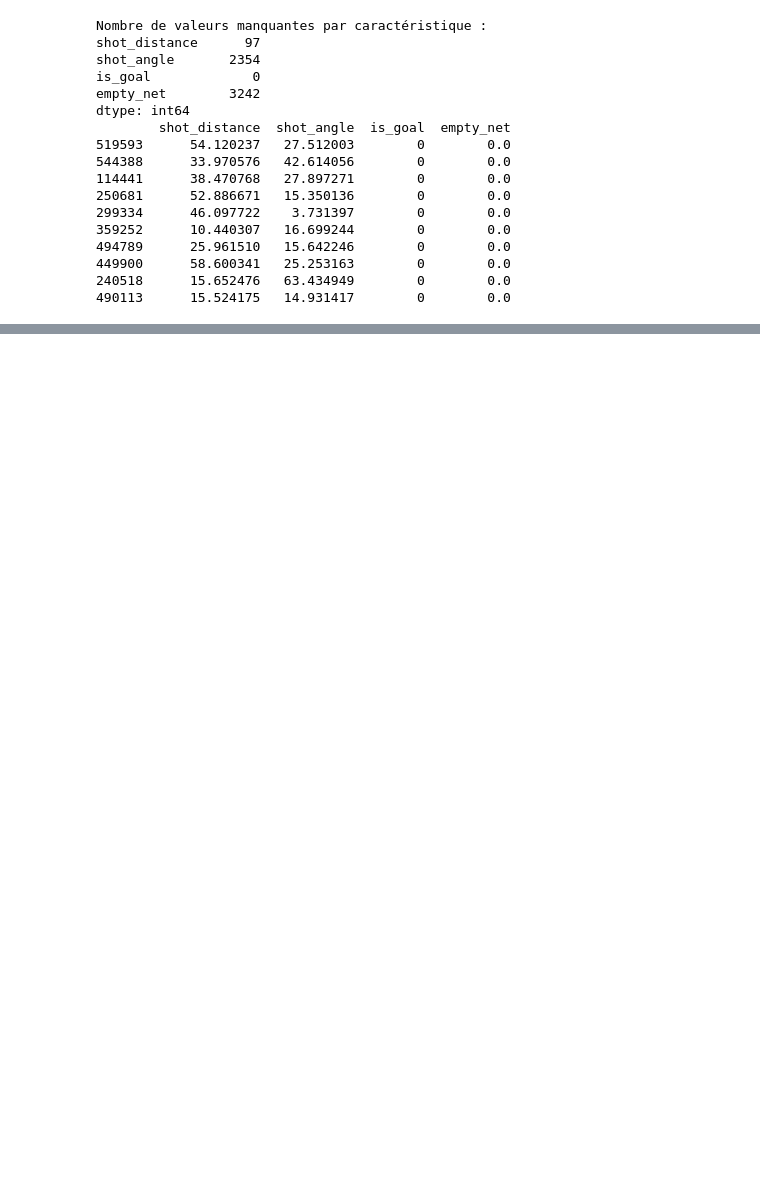
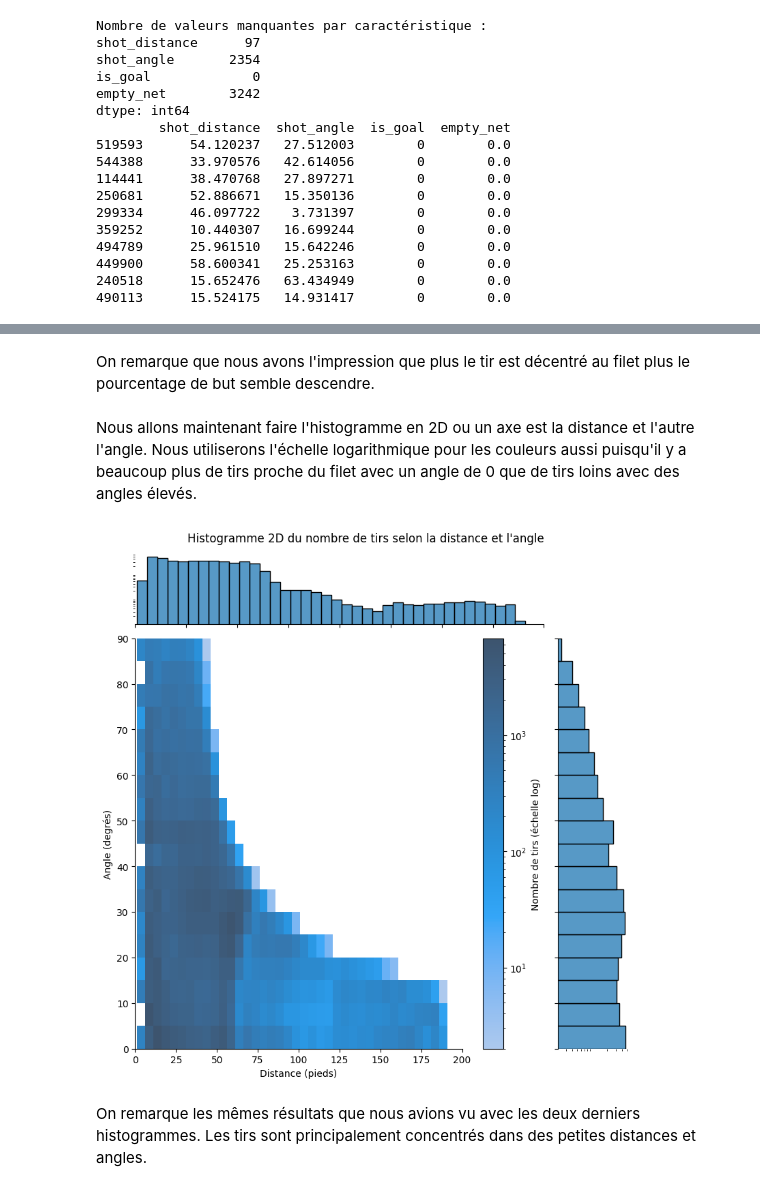
Before and after one commit to Tong3410976/IFT3700_Projet1, a Jupyter notebook: notebooks/06_feature_engineering_1.ipynb, the cells around one changed output, grey strips where cells are left out. Saved outputs shown, nothing was run; the diff lists cells and outputs as text; code cells hidden in the pictures; blank space fills up the shorter version.

```diff
--- a/notebooks/06_feature_engineering_1.ipynb
+++ b/notebooks/06_feature_engineering_1.ipynb
@@ -93,0 +149,30 @@ dtype: int64
+# %% [markdown]
+On remarque que nous avons l'impression que plus le tir est décentré au filet plus le pourcentage de but semble descendre.
+# %% [markdown]
+Nous allons maintenant faire l'histogramme en 2D ou un axe est la distance et l'autre l'angle. Nous utiliserons l'échelle logarithmique pour les couleurs aussi puisqu'il y a beaucoup plus de tirs proche du filet avec un angle de 0 que de tirs loins avec des angles élevés.
+# %%
+g = sns.jointplot(
+    data=df_cols_imp_train,
+    x="shot_distance",
+    y="shot_angle",
+    kind="hist",
+    xlim=(0, 200),
+    ylim=(0,90),
+    height=8,
+    # Fait des bins 5pieds*5degrés et ajoute la barre de couleur, LogNorm
+    # permet que l'échelle de couleur soit logarithmique. Vmin et Vmax doit
+    # être donné sinon le graphique ne s'affiche pas
+    joint_kws={"binwidth": (5, 5), "cbar": True, "norm": LogNorm(), "vmin": None, "vmax": None, "cbar_kws": {"label": "Nombre de tirs (échelle log)"}},
+    # Fait les même pas pour les hist marginaux
+    marginal_kws={"binwidth": 5},
+)
+# Applique transformation log aux histogrammes marginaux
+g.ax_marg_x.set_yscale("log")
+g.ax_marg_y.set_xscale("log")
+g.set_axis_labels("Distance (pieds)", "Angle (degrés)")
+g.figure.suptitle("Histogramme 2D du nombre de tirs selon la distance et l'angle", y=1.02)
+plt.show()
+# %% [output]
+[figure, added]
+# %% [markdown]
+On remarque les mêmes résultats que nous avions vu avec les deux derniers histogrammes. Les tirs sont principalement concentrés dans des petites distances et angles.
```
Also changed, not shown: parts of 8 cells of this notebook.
